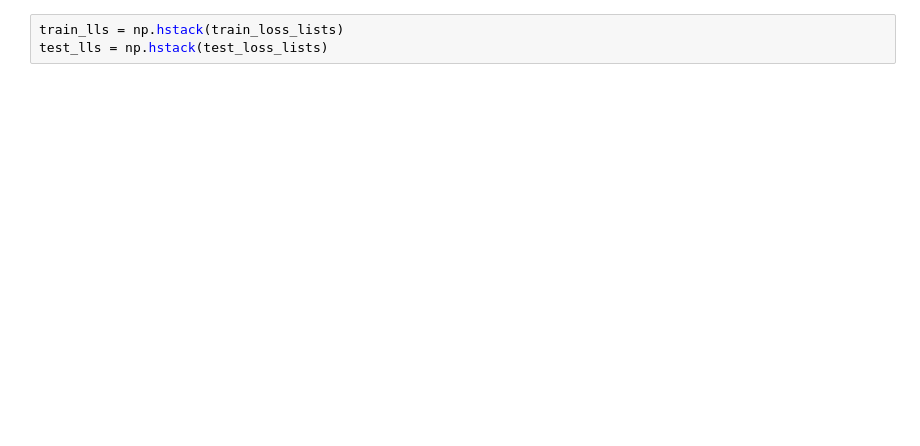
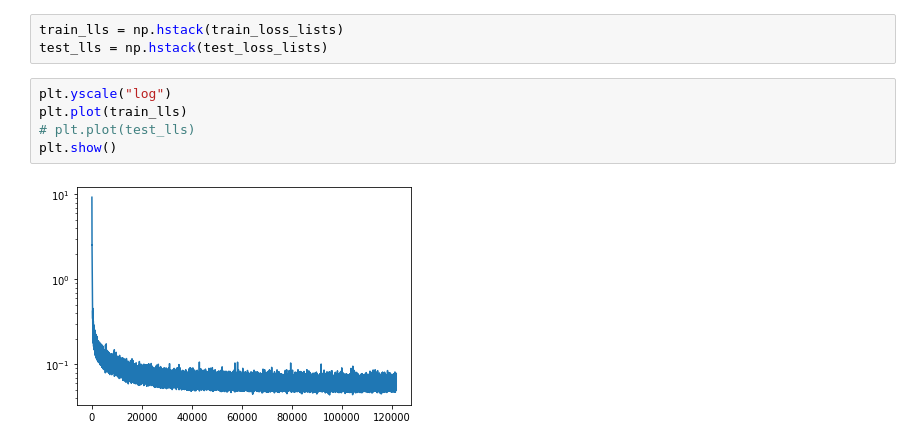
Before and after one commit to denilson020898/baseline_3d_pose, a Jupyter notebook: plot_skripsi.ipynb, the cells around one changed output. Drawn from its saved outputs; the diff is of its cells as text; blank space fills up the shorter version.

```diff
--- a/plot_skripsi.ipynb
+++ b/plot_skripsi.ipynb
@@ -67,6 +81,13 @@ for i in range(options.epochs):
 # %%
 train_lls = np.hstack(train_loss_lists)
 test_lls = np.hstack(test_loss_lists)
+# %%
+plt.yscale("log")
+plt.plot(train_lls)
+# plt.plot(test_lls)
+plt.show()
+# %% [output]
+[figure, added]
 # %%
 train_idx = np.linspace(0, len(train_lls)-1, 100).astype(int)
 train_relax = train_lls[train_idx]
```
Also changed, not shown: parts of 5 cells of this notebook, 6 other files.
